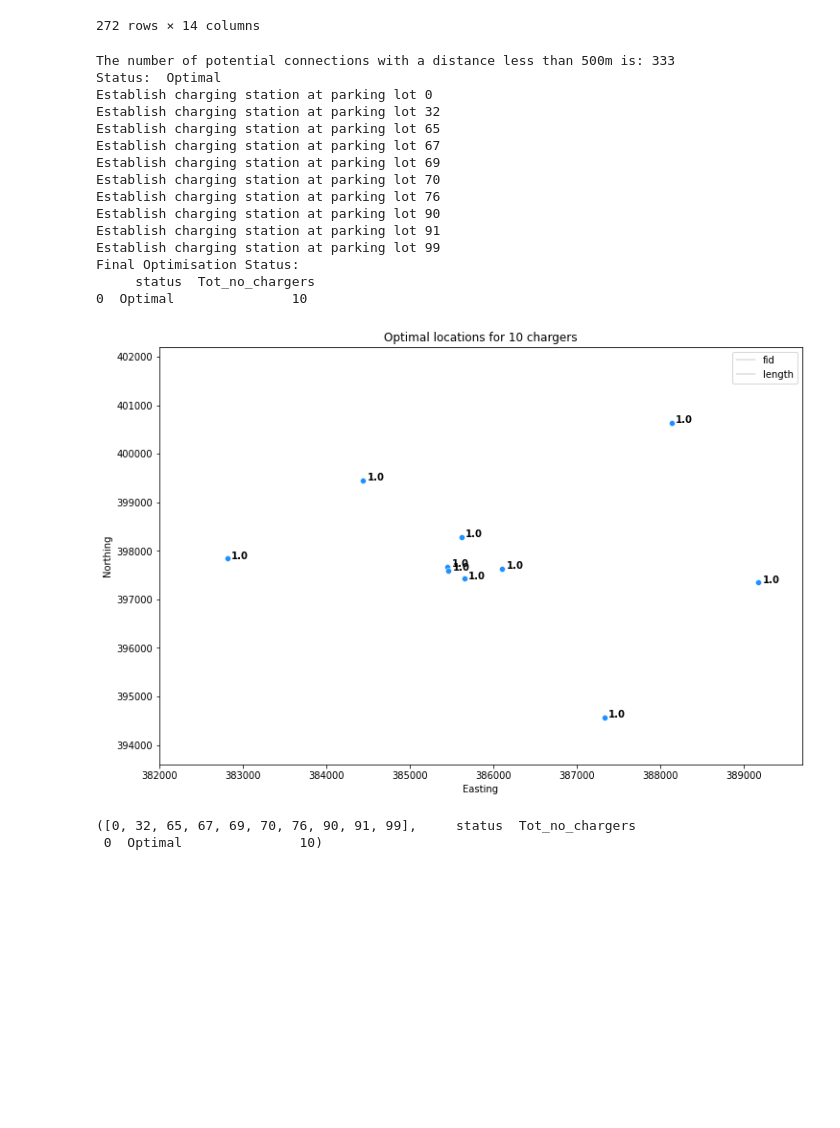
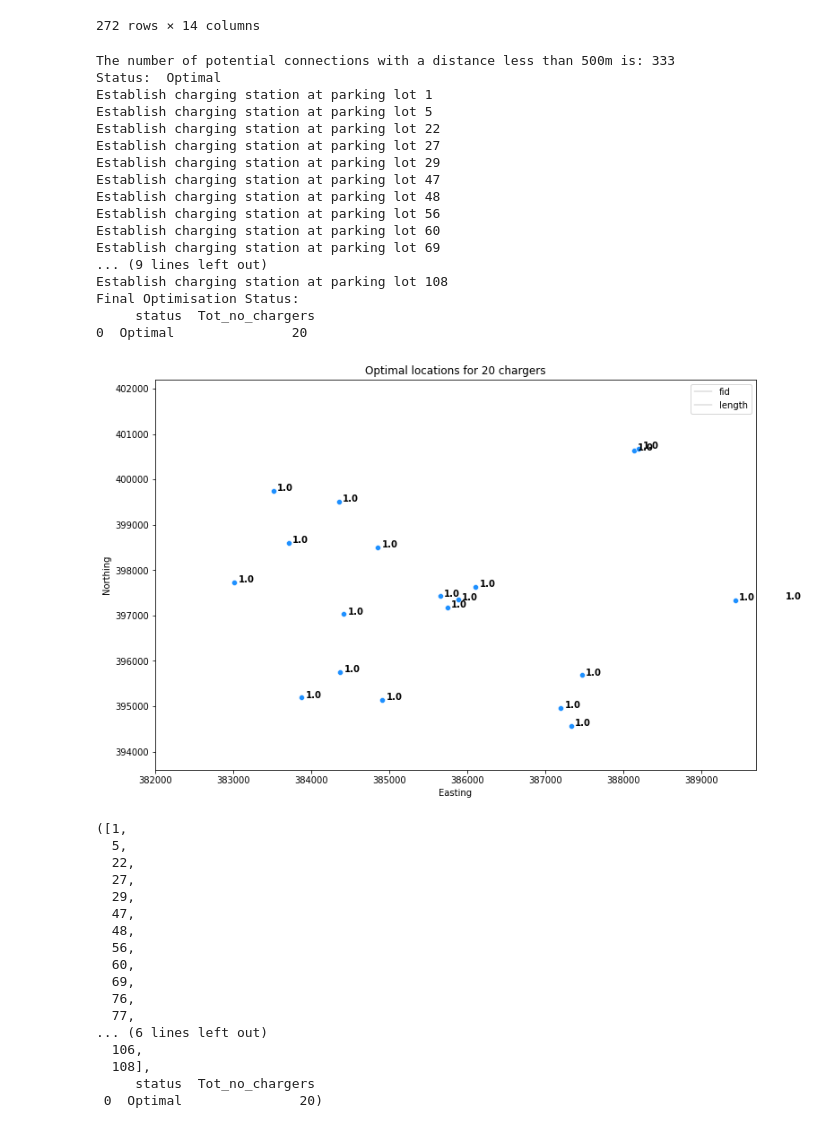
Before and after one commit to ptnv-s/micron-ev-hack, a Jupyter notebook: ml_models/notebooks/Optimal_Locations.ipynb, the cells around one changed output. Cells and saved outputs as stored; diff of their text form; code cells hidden in the pictures; blank space fills up the shorter version.

```diff
--- a/ml_models/notebooks/Optimal_Locations.ipynb
+++ b/ml_models/notebooks/Optimal_Locations.ipynb
@@ -158,13 +181,13 @@ def gen_demand(df_demand):
 
     return diz
 # %%
-def optimize(df_demand, df_parking):
+def optimize(df_demand, df_parking,charging_possibilty,utilization_rate,price,no_of_chargers,average_battery_Capacity,no_of_stations):
 
     # Import i and j set function
     demand_lc, chg_lc = gen_sets(df_demand, df_parking)
 
     # Import parameters function
-    di, m, p, t, ci_j, cr_j, ce_j, pe, alpha, lj, N, distance_matrix = gen_parameters(df_demand, df_parking)
+    di, m, p, t, ci_j, cr_j, ce_j, pe, alpha, lj, N, distance_matrix = gen_parameters(df_demand, df_parking,charging_possibilty,utilization_rate,price,no_of_chargers,average_battery_Capacity,no_of_stations)
 
     # Import current demand of car park z in cell i
     diz = gen_demand(df_demand)
@@ -205,7 +228,8 @@ def optimize(df_demand, df_parking):
     for i in demand_lc:
         for j in chg_lc:
             dr[i] = di[i] - diz[i] * m[j]
-            if dr[i] < 0:       # Can't have negative demand therefore limit minimum demand to zero
+            if dr[i] < 0:
+                # Can't have negative demand therefore limit minimum demand to zero
                 dr[i] = 0
 
     # Constraints
@@ -213,24 +237,31 @@ def optimize(df_demand, df_parking):
         prob += c[j] == (cr_j[j] + ce_j[j] + ci_j[j] + 0.1 * ce_j[j] + 0.1 * ci_j[j]) * n[j] \
                 + pe * alpha * q[j]
     for j in chg_lc:
-        prob += q[j] - n[j] * m[j] <= 0                                 # Constraint 1
+        # Constraint 1
+        prob += q[j] - n[j] * m[j] <= 0
     for j in chg_lc:
-        prob += q[j] - lpSum(r[i][j] * dr[i] for i in demand_lc) <= 0   # Constraint 2
+        # Constraint 2
+        prob += q[j] - lpSum(r[i][j] * dr[i] for i in demand_lc) <= 0
     for i in chg_lc:
-        prob += lpSum(x[j] * r[i][j] for j in chg_lc) - 1 <= 0          # Constraint 3
+        # Constraint 3
+        prob += lpSum(x[j] * r[i][j] for j in chg_lc) - 1 <= 0
     for j in chg_lc:
-        prob += n[j] - x[j] >= 0                                        # Constraint 4
+        # Constraint 4
+        prob += n[j] - x[j] >= 0
     for j in chg_lc:
-        prob += n[j] - lj * x[j] <= 0                                   # Constraint 5
+        # Constraint 5
+        prob += n[j] - lj * x[j] <= 0
 
-    prob += lpSum(x[j] for j in chg_lc) == N                            # Constraint 6
+    # Constraint 6
+    prob += lpSum(x[j] for j in chg_lc) == N
 
     prob.solve()
     print("Status: ", LpStatus[prob.status])
     tolerance = .00001
     opt_location = []
     for j in chg_lc:
-        if x[j].varValue > tolerance:   # If binary value x is positive then the car park has been selected
+        if x[j].varValue > tolerance:
+            # If binary value x is positive then the car park has been selected
             opt_location.append(j)
             print("Establish charging station at parking lot", j)
     df_status = pd.DataFrame({"status": [LpStatus[prob.status]], "Tot_no_chargers": [len(opt_location)]})
@@ -239,7 +270,8 @@ def optimize(df_demand, df_parking):
     varDic = {}
     for variable in prob.variables():
         var = variable.name
-        if var[:5] == 'no_of':      # Filter to obtain only the variable 'no_of_chgrs_station_j'
+        if var[:5] == 'no_of':
+            # Filter to obtain only the variable 'no_of_chgrs_station_j'
             varDic[var] = variable.varValue
 
     for variable in prob.variables():
@@ -276,23 +308,40 @@ def optimize(df_demand, df_parking):
 
     return opt_location, df_status
 # %%
-optimize(GIS_df,car_park_df)
+optimize(GIS_df,car_park_df,charging_possibilty=0.01,utilization_rate=0.1,price=0.19,no_of_chargers=5,average_battery_Capacity=52,no_of_stations=20)
 # %% [output]
 The number of potential connections with a distance less than 500m is: 333
 Status:  Optimal
-Establish charging station at parking lot 0
-Establish charging station at parking lot 32
-Establish charging station at parking lot 65
-Establish charging station at parking lot 67
+Establish charging station at parking lot 1
+Establish charging station at parking lot 5
+Establish charging station at parking lot 22
+Establish charging station at parking lot 27
+Establish charging station at parking lot 29
+Establish charging station at parking lot 47
+Establish charging station at parking lot 48
+Establish charging station at parking lot 56
+Establish charging station at parking lot 60
 Establish charging station at parking lot 69
-Establish charging station at parking lot 70
-Establish charging station at parking lot 76
-Establish charging station at parking lot 90
-Establish charging station at parking lot 91
-Establish charging station at parking lot 99
+... (9 lines left out)
+Establish charging station at parking lot 108
 Final Optimisation Status:
      status  Tot_no_chargers
-0  Optimal               10
+0  Optimal               20
-[figure, old version]
+[figure, new version]
-([0, 32, 65, 67, 69, 70, 76, 90, 91, 99],     status  Tot_no_chargers
- 0  Optimal               10)
+([1,
+  5,
+  22,
+  27,
+  29,
+  47,
+  48,
+  56,
+  60,
+  69,
+  76,
+  77,
+... (6 lines left out)
+  106,
+  108],
+     status  Tot_no_chargers
+ 0  Optimal               20)
```
Also changed, not shown: parts of 2 cells of this notebook, 1 other file.
